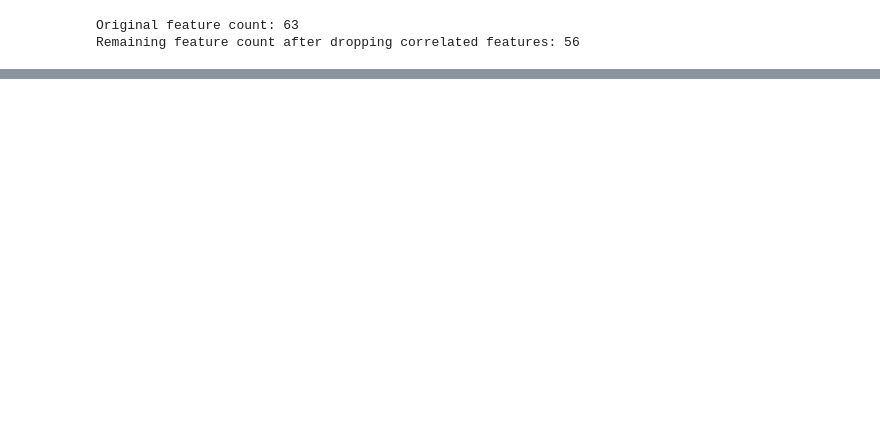
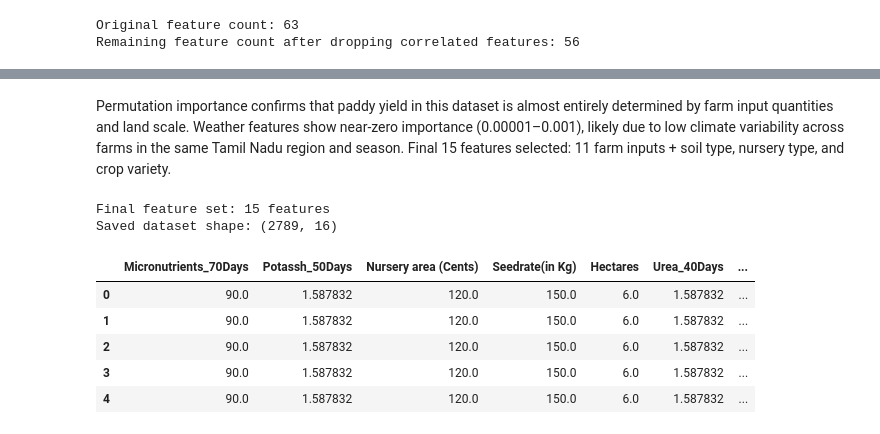
Before and after one commit to HelloPenguin1/Paddy_Yield_Prediction, a Jupyter notebook: notebooks/03_feature_selection.ipynb, the cells around one changed output, grey strips where cells are left out. Saved outputs shown, nothing was run; the diff lists cells and outputs as text; code cells hidden in the pictures; blank space fills up the shorter version.

Commit message:
git selected features

```diff
--- a/notebooks/03_feature_selection.ipynb
+++ b/notebooks/03_feature_selection.ipynb
@@ -147,0 +265,10 @@ Remaining feature count after dropping correlated features: 56
+# %%
+from sklearn.inspection import permutation_importance
+
+rf_model = RandomForestRegressor(n_estimators=200, random_state=RANDOM_SEED, n_jobs=-1)
+rf_model.fit(X, y)
+
+perm = permutation_importance(rf_model, X, y, n_repeats=10, random_state=RANDOM_SEED, n_jobs=-1)
+
+perm_series = pd.Series(perm.importances_mean, index=X.columns).sort_values(ascending=False)
+print(perm_series.head(20))
@@ -147,0 +293,28 @@ Remaining feature count after dropping correlated features: 56
+# %% [markdown]
+Permutation importance confirms that paddy yield in this dataset is
+almost entirely determined by farm input quantities and land scale.
+Weather features show near-zero importance (0.00001–0.001), likely
+due to low climate variability across farms in the same Tamil Nadu
+region and season. Final 15 features selected: 11 farm inputs +
+soil type, nursery type, and crop variety.
+# %%
+final_features = perm_series.head(15).index.tolist()
+
+df_final = X[final_features].copy()
+df_final["Paddy yield(in Kg)"] = y.values
+df_final.to_csv("../data/transformed/rf_selected_features.csv", index=False)
+
+print(f"Final feature set: {len(final_features)} features")
+print(f"Saved dataset shape: {df_final.shape}")
+# %% [output]
+Final feature set: 15 features
+Saved dataset shape: (2789, 16)
+# %%
+df_final.head(5)
+# %% [output]
+|  | Micronutrients_70Days | Potassh_50Days | Nursery area (Cents) | Seedrate(in Kg) | Hectares | Urea_40Days | ... |
+| 0 | 90.0 | 1.587832 | 120.0 | 150.0 | 6.0 | 1.587832 | ... |
+| 1 | 90.0 | 1.587832 | 120.0 | 150.0 | 6.0 | 1.587832 | ... |
+| 2 | 90.0 | 1.587832 | 120.0 | 150.0 | 6.0 | 1.587832 | ... |
+| 3 | 90.0 | 1.587832 | 120.0 | 150.0 | 6.0 | 1.587832 | ... |
+| 4 | 90.0 | 1.587832 | 120.0 | 150.0 | 6.0 | 1.587832 | ... |
```
Also changed, not shown: parts of 14 cells of this notebook, 7 other files.
